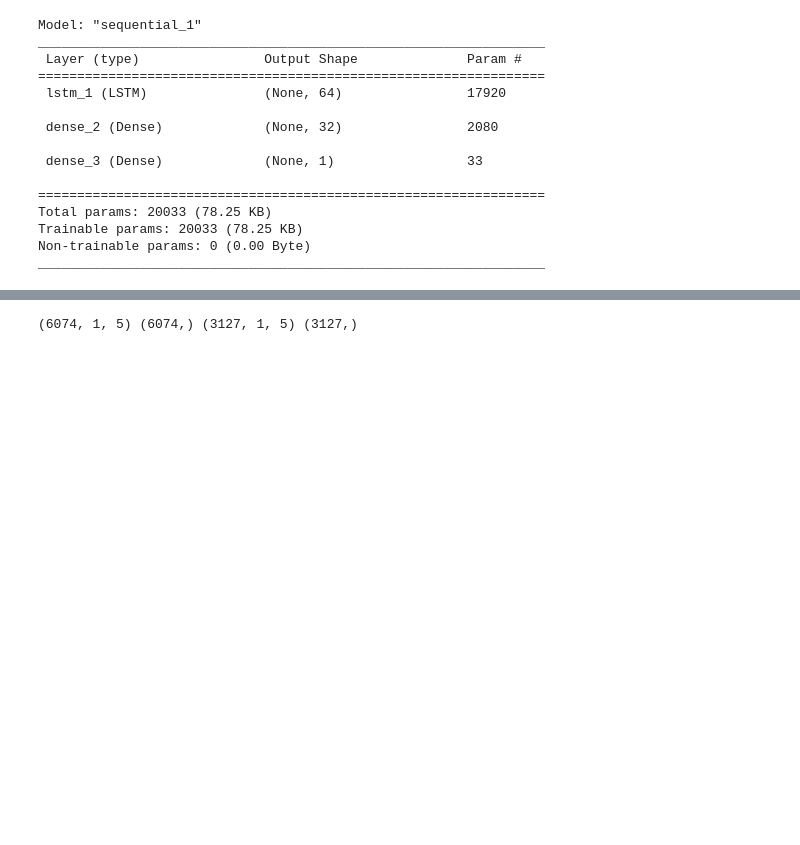
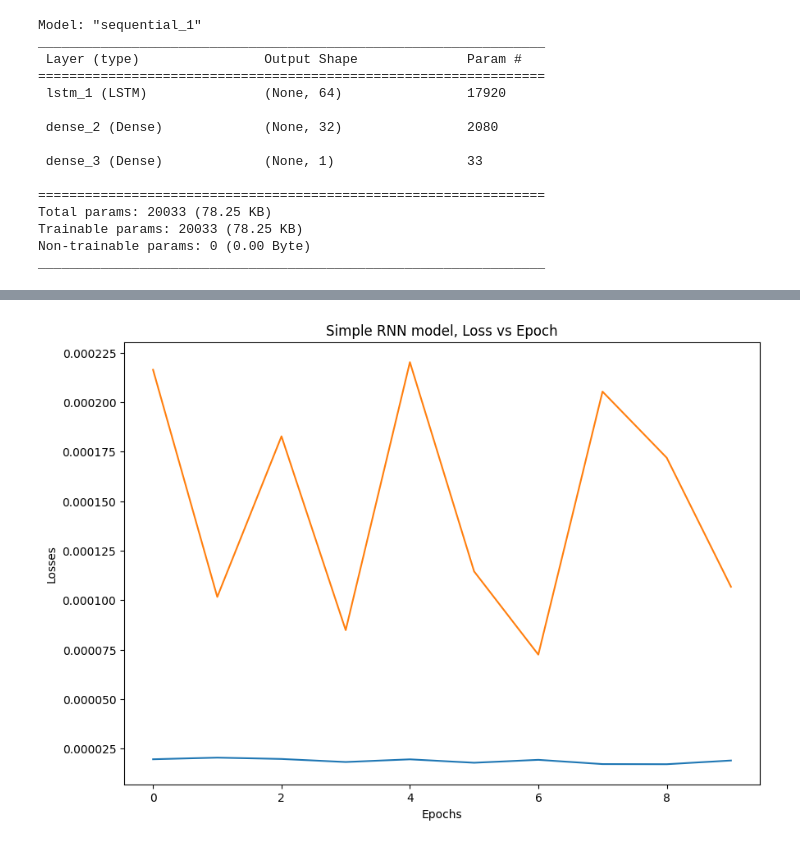
Before and after one commit to RiccardoDAndrea/Bachelor, a Jupyter notebook: RNN.ipynb, the cells around one changed output, grey strips where cells are left out. Drawn from its saved outputs; the diff is of its cells as text; code cells hidden in the pictures; blank space fills up the shorter version.

```diff
--- a/RNN.ipynb
+++ b/RNN.ipynb
@@ -132,5 +132,5 @@ Trainable params: 20033 (78.25 KB)
 Non-trainable params: 0 (0.00 Byte)
 _________________________________________________________________
 # %%
-model.fit(trainX, trainY, validation_data=(testX, testY), verbose=2, epochs=40)
+model.fit(trainX, trainY, validation_data=(testX, testY), verbose=2, epochs=10)
 # %% [output]
@@ -154 +157,12 @@ Epoch 40/40
 <keras.src.callbacks.History at 0x...>
+# %%
+model = model.fit(trainX, trainY, validation_data=(testX, testY), verbose=2, epochs=10)
+
+# Accessing loss history
+loss = model.history['loss']
+val_loss = model.history['val_loss']
+
+# Optionally, you can also access other metrics if specified
+# For example, if you had accuracy as a metric:
+# acc = history.history['accuracy']
+# val_acc = history.history['val_accuracy']
@@ -155,7 +190,15 @@ Epoch 40/40
+# %%
+plt.figure(figsize =(10,7))
+plt.plot(model.history["loss"])
+plt.plot(model.history["val_loss"])
+plt.xlabel("Epochs")
+plt.ylabel("Losses")
+plt.title("Simple RNN model, Loss vs Epoch")
+plt.show()
+# %% [output]
+[figure, added]
 # %%
 print(trainX.shape, trainY.shape, testX.shape, testY.shape)
-# %% [output]
-(6074, 1, 5) (6074,) (3127, 1, 5) (3127,)
 # %%
 trainPredict = model.predict(trainX)
 testPredict = model.predict(testX)
```
Also changed, not shown: parts of 10 cells of this notebook, 1 other file.
